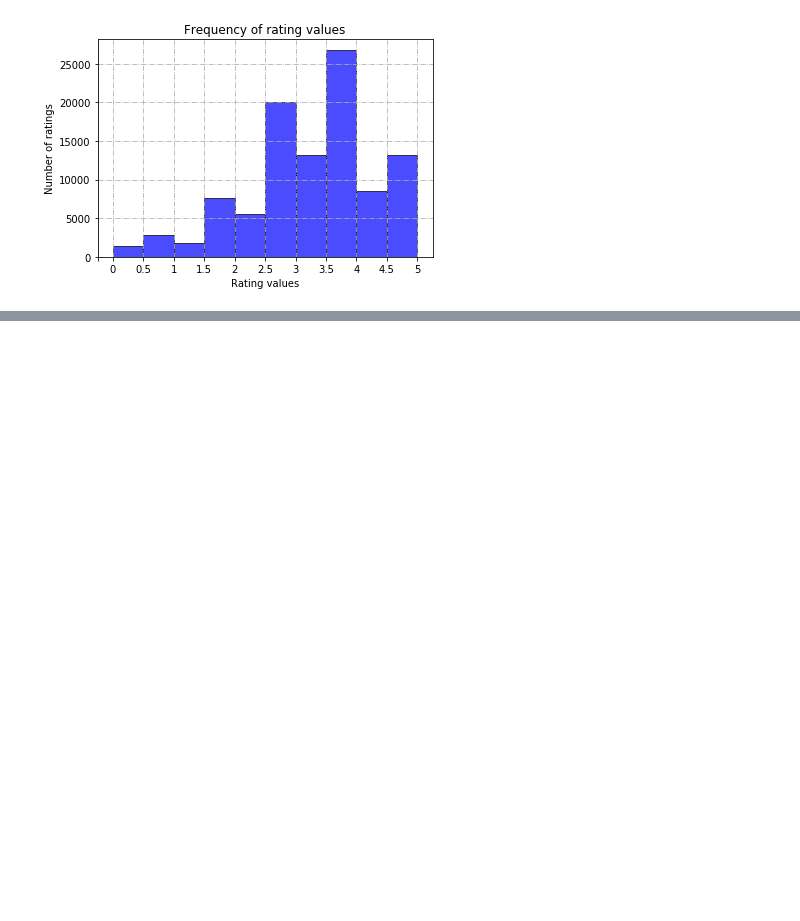
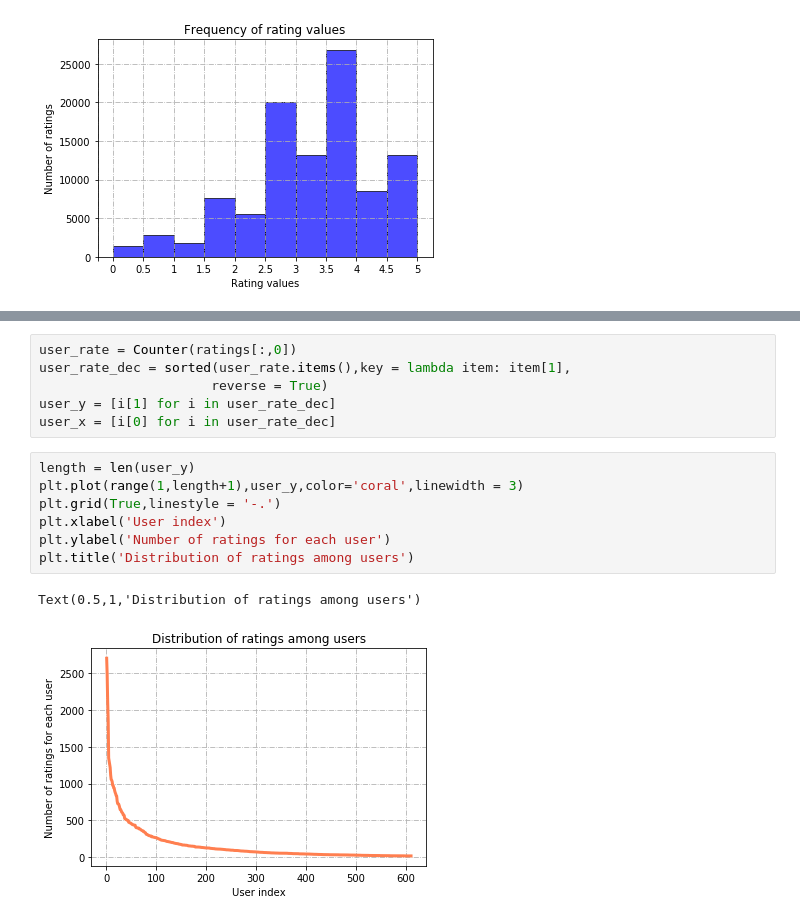
Before and after one commit to Shuyifan/ECE-219-Large-Scale-Data-Mining-Project, a Jupyter notebook: project 3/Project 3.ipynb, the cells around one changed output, grey strips where cells are left out. Saved outputs shown, nothing was run; the diff lists cells and outputs as text; blank space fills up the shorter version.

```diff
--- a/project 3/Project 3.ipynb
+++ b/project 3/Project 3.ipynb
@@ -110,0 +130,16 @@ Plot the distribution of the number of ratings received among movies. To be spec
+# %%
+user_rate = Counter(ratings[:,0])
+user_rate_dec = sorted(user_rate.items(),key = lambda item: item[1],
+                      reverse = True)
+user_y = [i[1] for i in user_rate_dec]
+user_x = [i[0] for i in user_rate_dec]
+# %%
+length = len(user_y)
+plt.plot(range(1,length+1),user_y,color='coral',linewidth = 3)
+plt.grid(True,linestyle = '-.')
+plt.xlabel('User index')
+plt.ylabel('Number of ratings for each user')
+plt.title('Distribution of ratings among users')
+# %% [output]
+Text(0.5,1,'Distribution of ratings among users')
+[figure, added]
```
Also changed, not shown: parts of 12 cells of this notebook.
